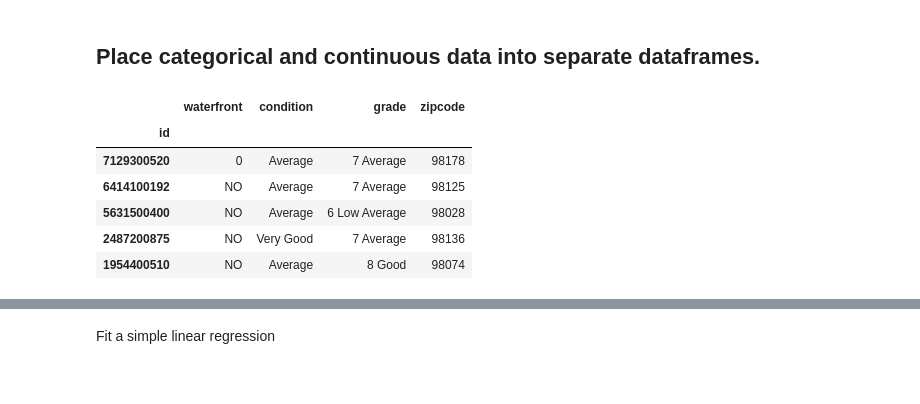
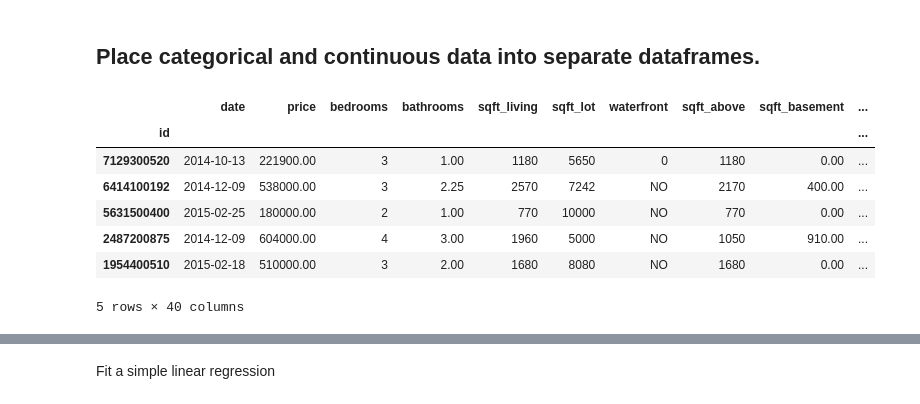
Before and after one commit to dataeducator/real_estate_linear_regression, a Jupyter notebook: final_project_phase_2.ipynb, the cells around one changed output, grey strips where cells are left out. Saved outputs shown, nothing was run; the diff lists cells and outputs as text; code cells hidden in the pictures.

Commit message:
split dataframe into continuous and categorical dataframes

```diff
--- a/final_project_phase_2.ipynb
+++ b/final_project_phase_2.ipynb
@@ -381,13 +442,22 @@ sns.heatmap(revised_df.corr(), annot = True, cmap = "Blues");
 # %% [markdown]
 ## Place categorical and continuous data into separate dataframes.
+# %%
+# Create a list of all the categorical features
+categoricals = ['floors', 'view', 'condition', 'grade']
+# Create a dataframe with the new dummy columns created from the cols_to_transform list
+df_with_dummies = pd.get_dummies(data=df, columns=categoricals, drop_first=True)
+# %%
+# Check that the changes have taken place
+df_with_dummies.head()
+# %% [output]
+|  | date | price | bedrooms | bathrooms | sqft_living | sqft_lot | waterfront | sqft_above | sqft_basement | ... |
+| id |  |  |  |  |  |  |  |  |  | ... |
+| 7129300520 | 2014-10-13 | 221900.00 | 3 | 1.00 | 1180 | 5650 | 0 | 1180 | 0.00 | ... |
+| 6414100192 | 2014-12-09 | 538000.00 | 3 | 2.25 | 2570 | 7242 | NO | 2170 | 400.00 | ... |
+| 5631500400 | 2015-02-25 | 180000.00 | 2 | 1.00 | 770 | 10000 | NO | 770 | 0.00 | ... |
+| 2487200875 | 2014-12-09 | 604000.00 | 4 | 3.00 | 1960 | 5000 | NO | 1050 | 910.00 | ... |
+| 1954400510 | 2015-02-18 | 510000.00 | 3 | 2.00 | 1680 | 8080 | NO | 1680 | 0.00 | ... |
+5 rows × 40 columns
 # %%
-categoricals = revised_df[['waterfront', 'condition', 'grade', 'zipcode']]
-categoricals.head()
+#categoricals = revised_df[['waterfront','view', 'condition', 'grade', 'zipcode']]
+#categoricals.head()
-# %% [output]
-|  | waterfront | condition | grade | zipcode |
-| id |  |  |  |  |
-| 7129300520 | 0 | Average | 7 Average | 98178 |
-| 6414100192 | NO | Average | 7 Average | 98125 |
-| 5631500400 | NO | Average | 6 Low Average | 98028 |
-| 2487200875 | NO | Very Good | 7 Average | 98136 |
-| 1954400510 | NO | Average | 8 Good | 98074 |
```
Also changed, not shown: parts of 34 cells of this notebook.
